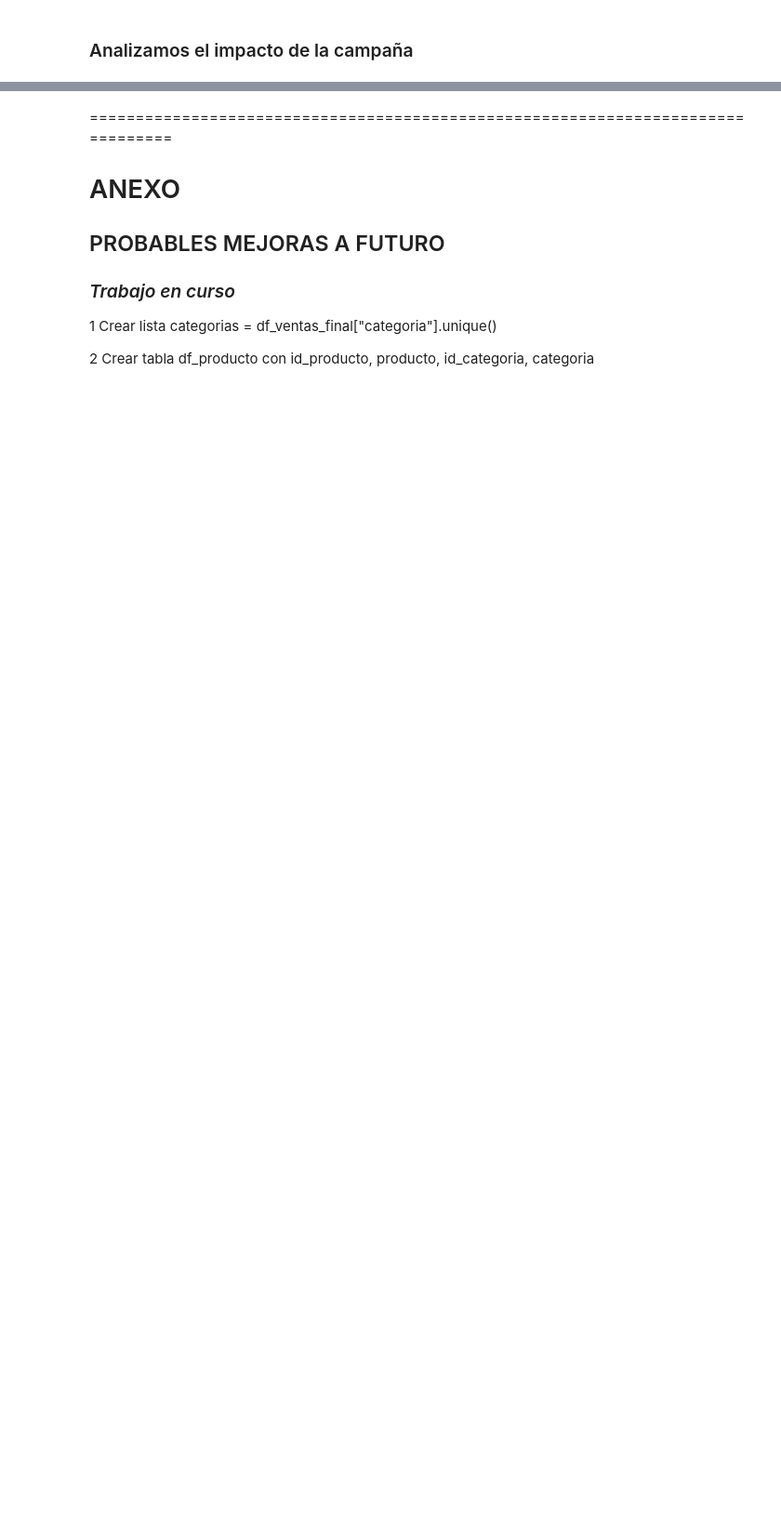
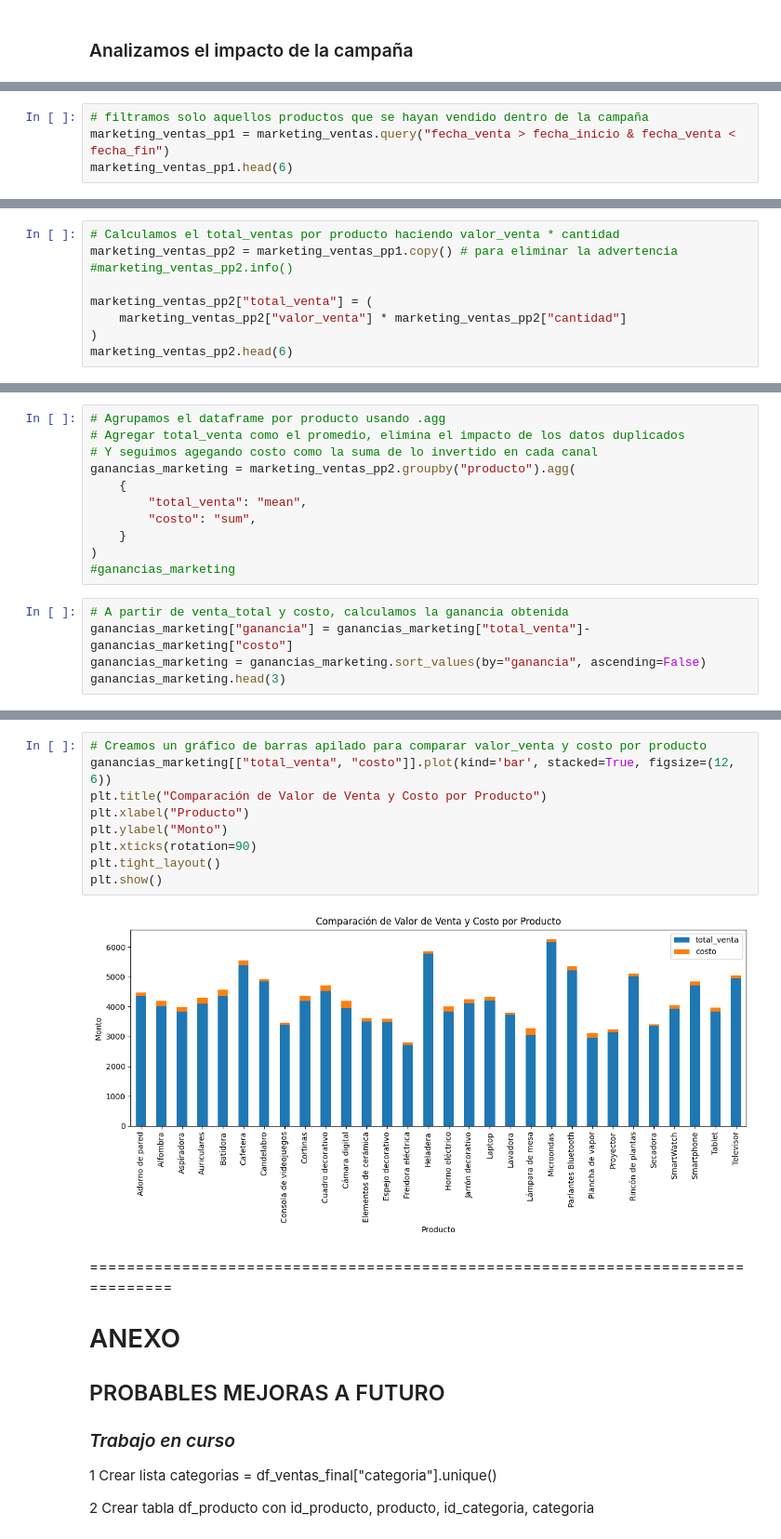
Before and after one commit to alex-degarate/TT-2C2025-Data-Analitycs-Notebooks, a Jupyter notebook: PreEntrega/PE-alex-20Oct-.ipynb, the cells around one changed output, grey strips where cells are left out. Shown at 93% size. Cells and saved outputs as stored; diff of their text form; blank space fills up the shorter version.

```diff
--- a/PreEntrega/PE-alex-20Oct-.ipynb
+++ b/PreEntrega/PE-alex-20Oct-.ipynb
@@ -965,0 +1067,4 @@ ventas_marketing.groupby("categoria")[["valor_venta","costo"]].sum()
+# %%
+# filtramos solo aquellos productos que se hayan vendido dentro de la campaña
+marketing_ventas_pp1 = marketing_ventas.query("fecha_venta > fecha_inicio & fecha_venta < fecha_fin")
+marketing_ventas_pp1.head(6)
@@ -965,0 +1079,9 @@ ventas_marketing.groupby("categoria")[["valor_venta","costo"]].sum()
+# %%
+# Calculamos el total_ventas por producto haciendo valor_venta * cantidad
+marketing_ventas_pp2 = marketing_ventas_pp1.copy() # para eliminar la advertencia
+#marketing_ventas_pp2.info()
+
+marketing_ventas_pp2["total_venta"] = (
+    marketing_ventas_pp2["valor_venta"] * marketing_ventas_pp2["cantidad"]
+)
+marketing_ventas_pp2.head(6)
@@ -965,0 +1096,16 @@ ventas_marketing.groupby("categoria")[["valor_venta","costo"]].sum()
+# %%
+# Agrupamos el dataframe por producto usando .agg
+# Agregar total_venta como el promedio, elimina el impacto de los datos duplicados
+# Y seguimos agegando costo como la suma de lo invertido en cada canal
+ganancias_marketing = marketing_ventas_pp2.groupby("producto").agg(
+    {
+        "total_venta": "mean",
+        "costo": "sum",
+    }
+)
+#ganancias_marketing
+# %%
+# A partir de venta_total y costo, calculamos la ganancia obtenida
+ganancias_marketing["ganancia"] = ganancias_marketing["total_venta"]- ganancias_marketing["costo"]
+ganancias_marketing = ganancias_marketing.sort_values(by="ganancia", ascending=False)
+ganancias_marketing.head(3)
@@ -966,3 +1118,14 @@ ventas_marketing.groupby("categoria")[["valor_venta","costo"]].sum()
+# %%
+# Creamos un gráfico de barras apilado para comparar valor_venta y costo por producto
+ganancias_marketing[["total_venta", "costo"]].plot(kind='bar', stacked=True, figsize=(12, 6))
+plt.title("Comparación de Valor de Venta y Costo por Producto")
+plt.xlabel("Producto")
+plt.ylabel("Monto")
+plt.xticks(rotation=90)
+plt.tight_layout()
+plt.show()
+# %% [output]
+[figure, added]
 # %% [markdown]
 ================================================================================
 # ANEXO
```
Also changed, not shown: parts of 16 cells of this notebook.
